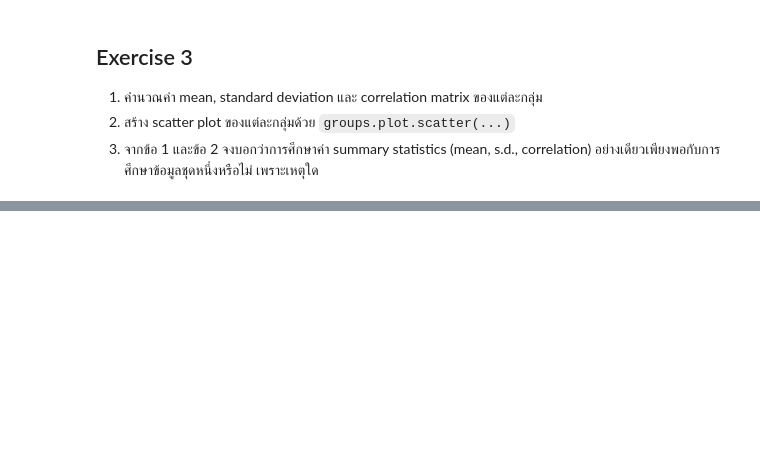
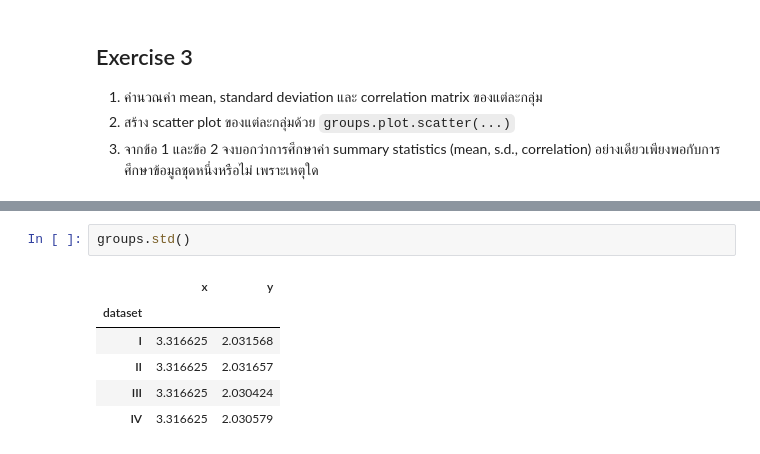
Before and after one commit to Natanon-k/229351, a Jupyter notebook: 229351-LAB01.ipynb, the cells around one changed output, grey strips where cells are left out. Drawn from its saved outputs; the diff is of its cells as text; blank space fills up the shorter version.

```diff
--- a/229351-LAB01.ipynb
+++ b/229351-LAB01.ipynb
@@ -282,0 +328,9 @@ groups.max()
+# %%
+groups.std()
+# %% [output]
+|  | x | y |
+| dataset |  |  |
+| I | 3.316625 | 2.031568 |
+| II | 3.316625 | 2.031657 |
+| III | 3.316625 | 2.030424 |
+| IV | 3.316625 | 2.030579 |
```
Also changed, not shown: parts of 8 cells of this notebook.
